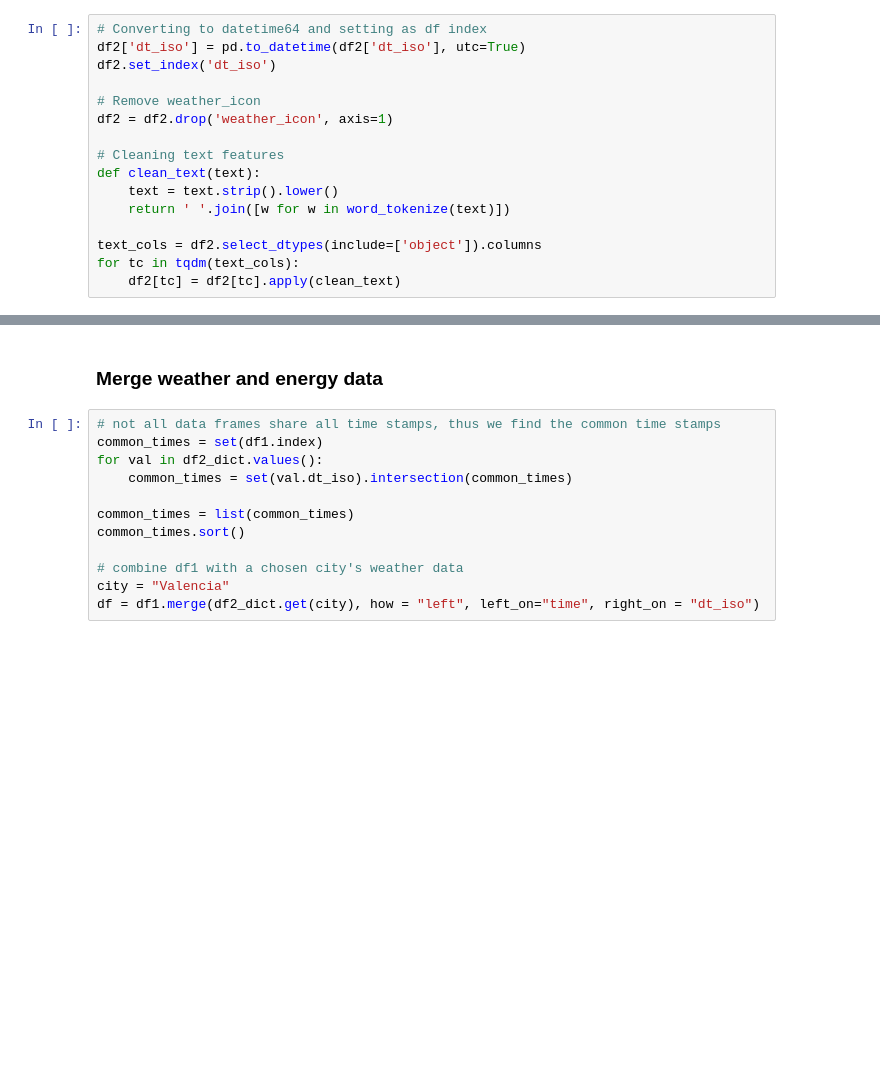
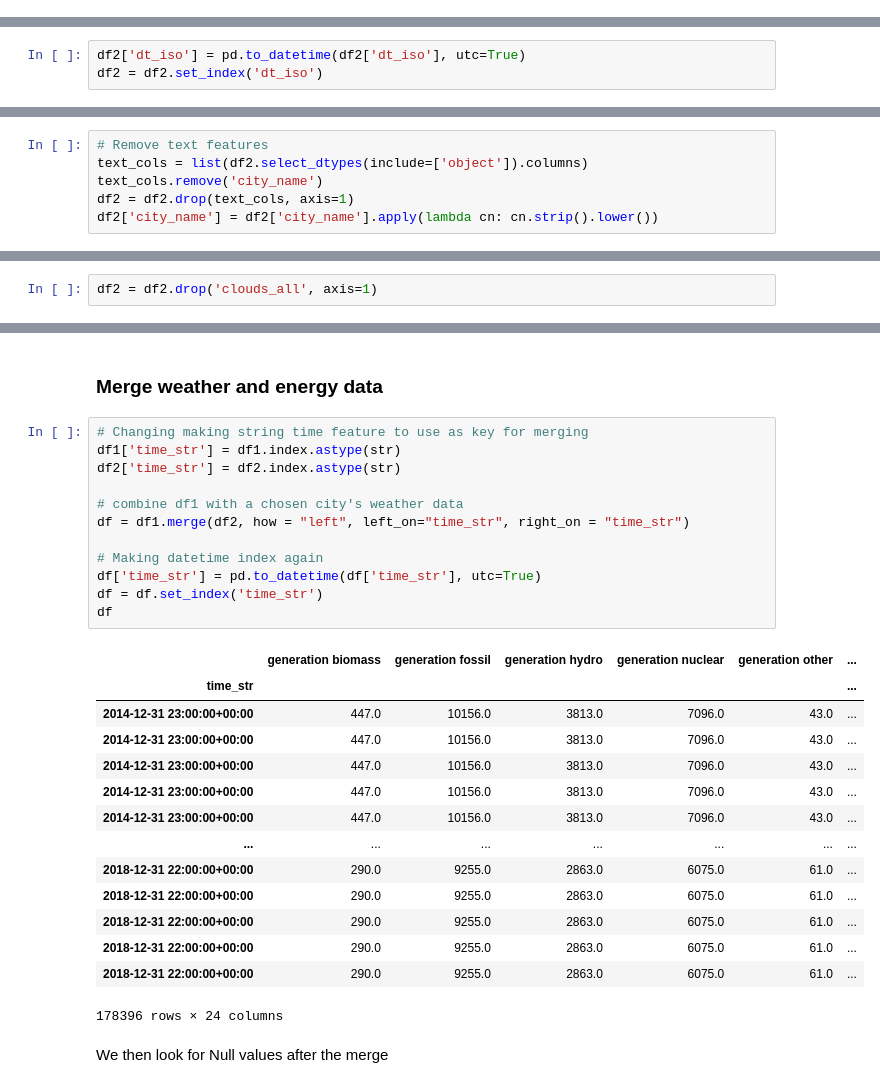
Before and after one commit to wdmdev/42186-MBML-Project, a Jupyter notebook: data.ipynb, the cells around one changed output, grey strips where cells are left out. Drawn from its saved outputs; the diff is of its cells as text; blank space fills up the shorter version.

Commit message:
move data to preprocessed data

```diff
--- a/data.ipynb
+++ b/data.ipynb
@@ -263,16 +244,0 @@ Also, we have several text feature which we start out by cleaning up a little.
-# %%
-# Converting to datetime64 and setting as df index
-df2['dt_iso'] = pd.to_datetime(df2['dt_iso'], utc=True)
-df2.set_index('dt_iso')
-
-# Remove weather_icon
-df2 = df2.drop('weather_icon', axis=1)
-
-# Cleaning text features
-def clean_text(text):
-    text = text.strip().lower()
-    return ' '.join([w for w in word_tokenize(text)])
-
-text_cols = df2.select_dtypes(include=['object']).columns
-for tc in tqdm(text_cols):
-    df2[tc] = df2[tc].apply(clean_text)
@@ -285,0 +245,3 @@ array(['valencia', 'madrid', 'bilbao', 'barcelona', 'seville'],
+# %%
+df2['dt_iso'] = pd.to_datetime(df2['dt_iso'], utc=True)
+df2 = df2.set_index('dt_iso')
@@ -285,0 +250,6 @@ array(['valencia', 'madrid', 'bilbao', 'barcelona', 'seville'],
+# %%
+# Remove text features
+text_cols = list(df2.select_dtypes(include=['object']).columns)
+text_cols.remove('city_name')
+df2 = df2.drop(text_cols, axis=1)
+df2['city_name'] = df2['city_name'].apply(lambda cn: cn.strip().lower())
@@ -286,3 +258,5 @@ array(['valencia', 'madrid', 'bilbao', 'barcelona', 'seville'],
+# %%
+df2 = df2.drop('clouds_all', axis=1)
 # %% [markdown]
 The number of observations per city is:
 # %%
@@ -317,14 +271,31 @@ df2_city_groups.aggregate(['mean', 'std'])
 # %% [markdown]
 ### Merge weather and energy data
-# %%
-# not all data frames share all time stamps, thus we find the common time stamps
-common_times = set(df1.index)
-for val in df2_dict.values():
-    common_times = set(val.dt_iso).intersection(common_times)
-
-common_times = list(common_times)
-common_times.sort()
-
-# combine df1 with a chosen city's weather data
-city = "Valencia"
-df = df1.merge(df2_dict.get(city), how = "left", left_on="time", right_on = "dt_iso")
+# %%
+# Changing making string time feature to use as key for merging
+df1['time_str'] = df1.index.astype(str)
+df2['time_str'] = df2.index.astype(str)
+
+# combine df1 with a chosen city's weather data
+df = df1.merge(df2, how = "left", left_on="time_str", right_on = "time_str")
+
+# Making datetime index again
+df['time_str'] = pd.to_datetime(df['time_str'], utc=True)
+df = df.set_index('time_str')
+df
+# %% [output]
+|  | generation biomass | generation fossil | generation hydro | generation nuclear | generation other | ... |
+| time_str |  |  |  |  |  | ... |
+| 2014-12-31 23:00:00+00:00 | 447.0 | 10156.0 | 3813.0 | 7096.0 | 43.0 | ... |
+| 2014-12-31 23:00:00+00:00 | 447.0 | 10156.0 | 3813.0 | 7096.0 | 43.0 | ... |
+| 2014-12-31 23:00:00+00:00 | 447.0 | 10156.0 | 3813.0 | 7096.0 | 43.0 | ... |
+| 2014-12-31 23:00:00+00:00 | 447.0 | 10156.0 | 3813.0 | 7096.0 | 43.0 | ... |
+| 2014-12-31 23:00:00+00:00 | 447.0 | 10156.0 | 3813.0 | 7096.0 | 43.0 | ... |
+| ... | ... | ... | ... | ... | ... | ... |
+| 2018-12-31 22:00:00+00:00 | 290.0 | 9255.0 | 2863.0 | 6075.0 | 61.0 | ... |
+| 2018-12-31 22:00:00+00:00 | 290.0 | 9255.0 | 2863.0 | 6075.0 | 61.0 | ... |
+| 2018-12-31 22:00:00+00:00 | 290.0 | 9255.0 | 2863.0 | 6075.0 | 61.0 | ... |
+| 2018-12-31 22:00:00+00:00 | 290.0 | 9255.0 | 2863.0 | 6075.0 | 61.0 | ... |
+| 2018-12-31 22:00:00+00:00 | 290.0 | 9255.0 | 2863.0 | 6075.0 | 61.0 | ... |
+178396 rows × 24 columns
+# %% [markdown]
+We then look for Null values after the merge
```
Also changed, not shown: parts of 27 cells of this notebook, 1 other file.
